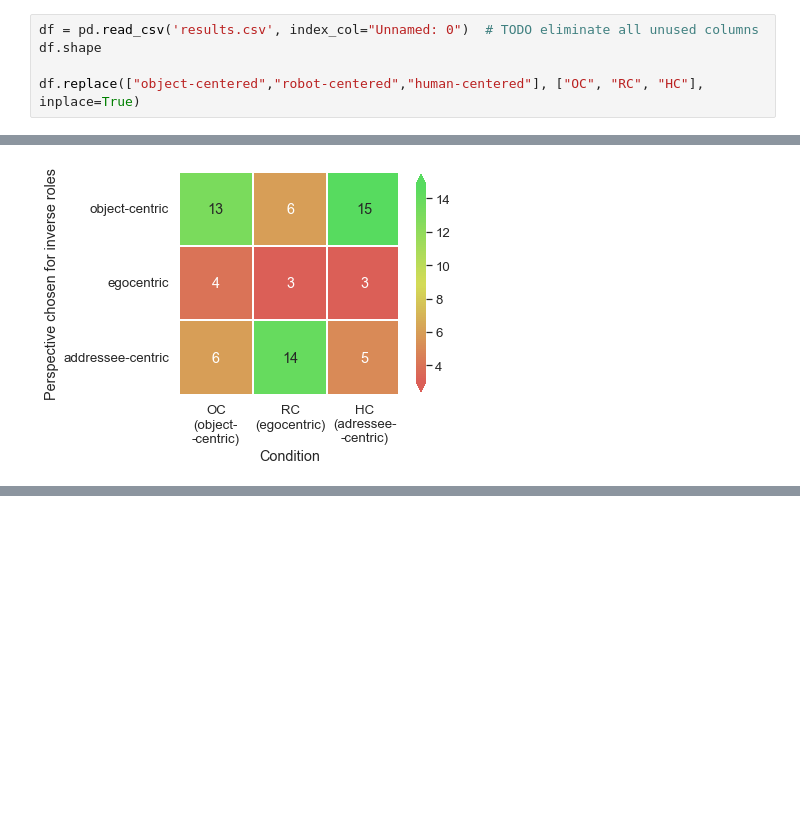
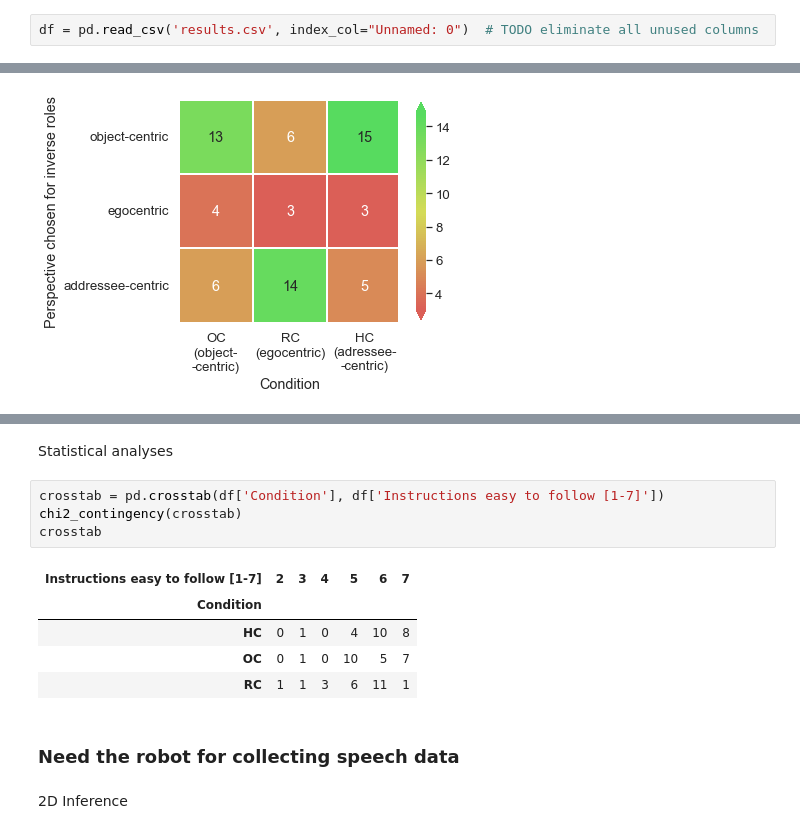
Before and after one commit to Joao-Tiago-Almeida/HRI2023---Conference-Paper, a Jupyter notebook: main.ipynb, the cells around one changed output, grey strips where cells are left out. Drawn from its saved outputs; the diff is of its cells as text; blank space fills up the shorter version.

```diff
--- a/main.ipynb
+++ b/main.ipynb
@@ -9,5 +64,2 @@ sns.set_palette(palette = "hls", desat = 1)# n_colors = 3,
 # %%
 df = pd.read_csv('results.csv', index_col="Unnamed: 0")  # TODO eliminate all unused columns
-df.shape
-
-df.replace(["object-centered","robot-centered","human-centered"], ["OC", "RC", "HC"], inplace=True)
@@ -217,0 +354,16 @@ chi2_contingency(df_chi[["HC\n(adressee-\n-centric)", "OC\n(object-\n-centric)"]
+# %% [markdown]
+Statistical analyses
+# %%
+crosstab = pd.crosstab(df['Condition'], df['Instructions easy to follow [1-7]'])
+chi2_contingency(crosstab)
+crosstab
+# %% [output]
+| Instructions easy to follow [1-7] | 2 | 3 | 4 | 5 | 6 | 7 |
+| Condition |  |  |  |  |  |  |
+| HC | 0 | 1 | 0 | 4 | 10 | 8 |
+| OC | 0 | 1 | 0 | 10 | 5 | 7 |
+| RC | 1 | 1 | 3 | 6 | 11 | 1 |
+# %% [markdown]
+### Need the robot for collecting speech data
+# %% [markdown]
+2D Inference
```
Also changed, not shown: parts of 60 cells of this notebook, 10 other files.
